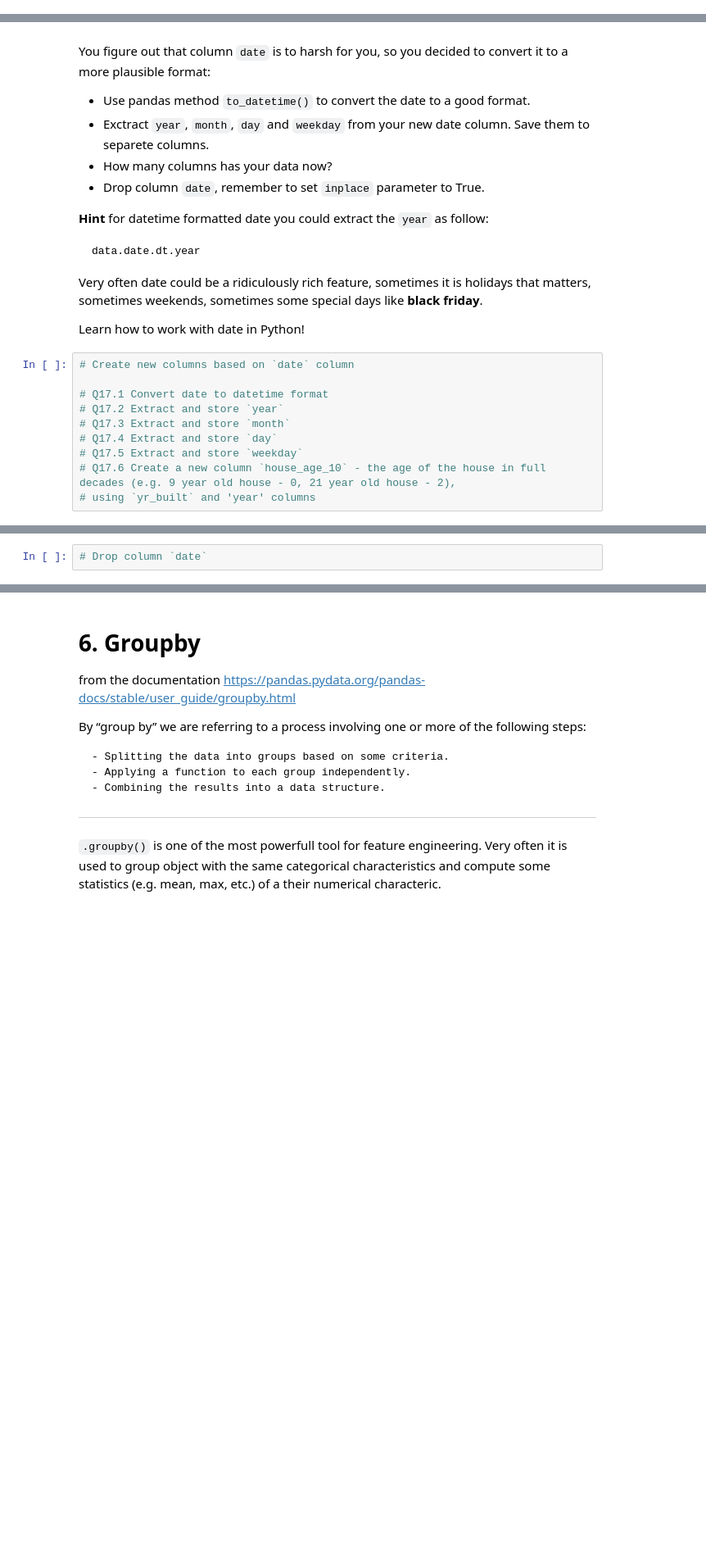
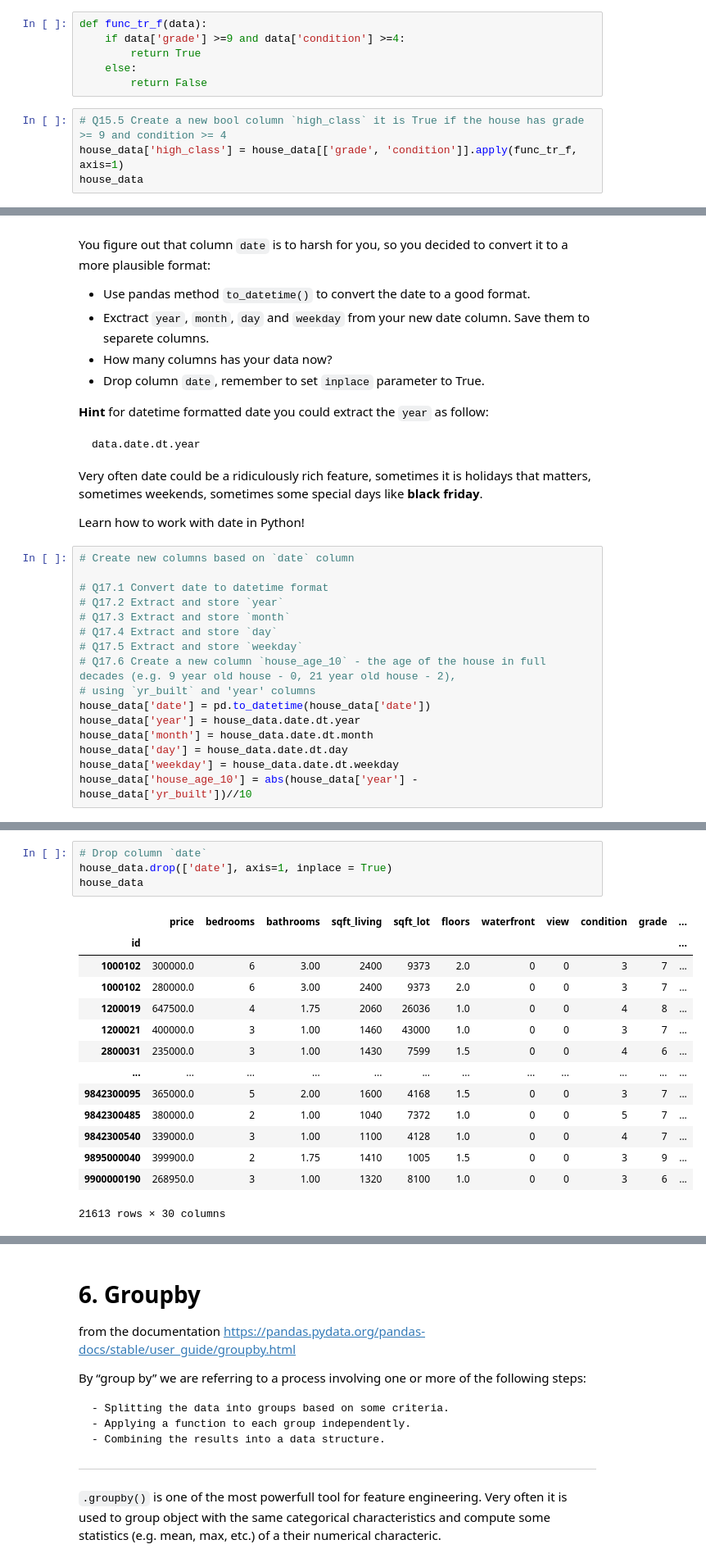
Before and after one commit to annenkova97/Intro2DS, a Jupyter notebook: HW1/hw1_tabular_data_regression.ipynb, the cells around one changed output, grey strips where cells are left out. Shown at 82% size. Cells and saved outputs as stored; diff of their text form; blank space fills up the shorter version.

```diff
--- a/HW1/hw1_tabular_data_regression.ipynb
+++ b/HW1/hw1_tabular_data_regression.ipynb
@@ -685,0 +785,10 @@ Many pandas methods has `axis` parameter `axis=0` refers to rows, `axis=1` refer
+# %%
+def func_tr_f(data):
+    if data['grade'] >=9 and data['condition'] >=4:
+        return True
+    else:
+        return False
+# %%
+# Q15.5 Create a new bool column `high_class` it is True if the house has grade >= 9 and condition >= 4
+house_data['high_class'] = house_data[['grade', 'condition']].apply(func_tr_f, axis=1)
+house_data
@@ -720,3 +866,9 @@ Learn how to work with date in Python!
 # Q17.5 Extract and store `weekday`
 # Q17.6 Create a new column `house_age_10` - the age of the house in full decades (e.g. 9 year old house - 0, 21 year old house - 2),
 # using `yr_built` and 'year' columns
+house_data['date'] = pd.to_datetime(house_data['date'])
+house_data['year'] = house_data.date.dt.year
+house_data['month'] = house_data.date.dt.month
+house_data['day'] = house_data.date.dt.day
+house_data['weekday'] = house_data.date.dt.weekday
+house_data['house_age_10'] = abs(house_data['year'] - house_data['yr_built'])//10
@@ -723,5 +881,22 @@ Learn how to work with date in Python!
 # %%
 # Drop column `date`
+house_data.drop(['date'], axis=1, inplace = True)
+house_data
+# %% [output]
+|  | price | bedrooms | bathrooms | sqft_living | sqft_lot | floors | waterfront | view | condition | grade | ... |
+| id |  |  |  |  |  |  |  |  |  |  | ... |
+| 1000102 | 300000.0 | 6 | 3.00 | 2400 | 9373 | 2.0 | 0 | 0 | 3 | 7 | ... |
+| 1000102 | 280000.0 | 6 | 3.00 | 2400 | 9373 | 2.0 | 0 | 0 | 3 | 7 | ... |
+| 1200019 | 647500.0 | 4 | 1.75 | 2060 | 26036 | 1.0 | 0 | 0 | 4 | 8 | ... |
+| 1200021 | 400000.0 | 3 | 1.00 | 1460 | 43000 | 1.0 | 0 | 0 | 3 | 7 | ... |
+| 2800031 | 235000.0 | 3 | 1.00 | 1430 | 7599 | 1.5 | 0 | 0 | 4 | 6 | ... |
+| ... | ... | ... | ... | ... | ... | ... | ... | ... | ... | ... | ... |
+| 9842300095 | 365000.0 | 5 | 2.00 | 1600 | 4168 | 1.5 | 0 | 0 | 3 | 7 | ... |
+| 9842300485 | 380000.0 | 2 | 1.00 | 1040 | 7372 | 1.0 | 0 | 0 | 5 | 7 | ... |
+| 9842300540 | 339000.0 | 3 | 1.00 | 1100 | 4128 | 1.0 | 0 | 0 | 4 | 7 | ... |
+| 9895000040 | 399900.0 | 2 | 1.75 | 1410 | 1005 | 1.5 | 0 | 0 | 3 | 9 | ... |
+| 9900000190 | 268950.0 | 3 | 1.00 | 1320 | 8100 | 1.0 | 0 | 0 | 3 | 6 | ... |
+21613 rows × 30 columns
 # %%
 # Find some date related information from the data (int, Sunday has index 0)
 
```
Also changed, not shown: parts of 39 cells of this notebook.
